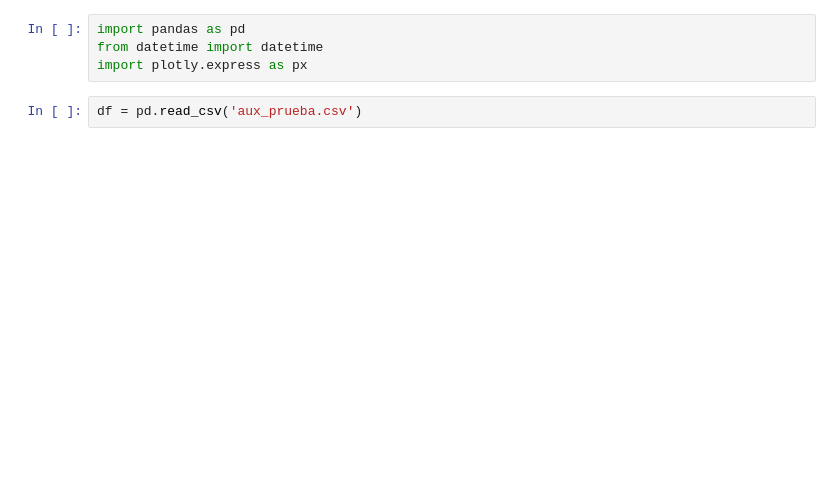
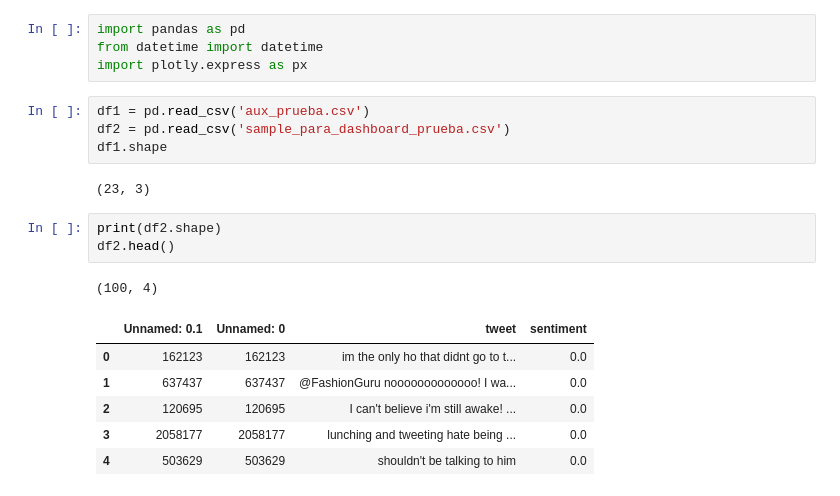
Before and after one commit to 4GeeksAcademy/Final-Project---Luis-Augustin-Ale, a Jupyter notebook: agus_temporal/pruebas.ipynb, the cells around one changed output. Saved outputs shown, nothing was run; the diff lists cells and outputs as text; blank space fills up the shorter version.

```diff
--- a/agus_temporal/pruebas.ipynb
+++ b/agus_temporal/pruebas.ipynb
@@ -3,4 +3,19 @@ import pandas as pd
 from datetime import datetime
 import plotly.express as px
 # %%
-df = pd.read_csv('aux_prueba.csv')
+df1 = pd.read_csv('aux_prueba.csv')
+df2 = pd.read_csv('sample_para_dashboard_prueba.csv')
+df1.shape
+# %% [output]
+(23, 3)
+# %%
+print(df2.shape)
+df2.head()
+# %% [output]
+(100, 4)
+|  | Unnamed: 0.1 | Unnamed: 0 | tweet | sentiment |
+| 0 | 162123 | 162123 | im the only ho that didnt go to t... | 0.0 |
+| 1 | 637437 | 637437 | @FashionGuru nooooooooooooo! I wa... | 0.0 |
+| 2 | 120695 | 120695 | I can't believe i'm still awake! ... | 0.0 |
+| 3 | 2058177 | 2058177 | lunching and tweeting hate being ... | 0.0 |
+| 4 | 503629 | 503629 | shouldn't be talking to him | 0.0 |
```
Also changed, not shown: parts of 17 cells of this notebook.
